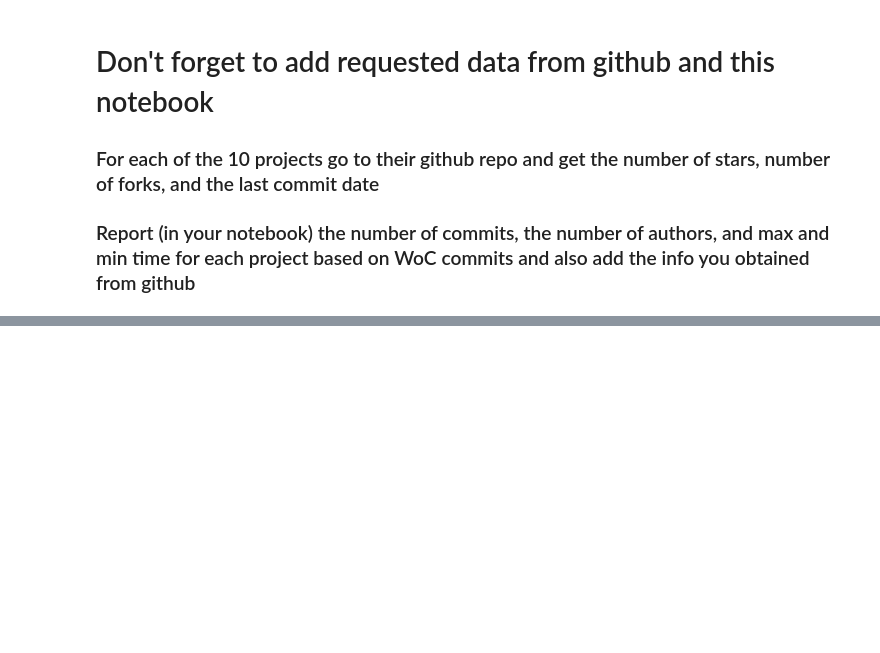
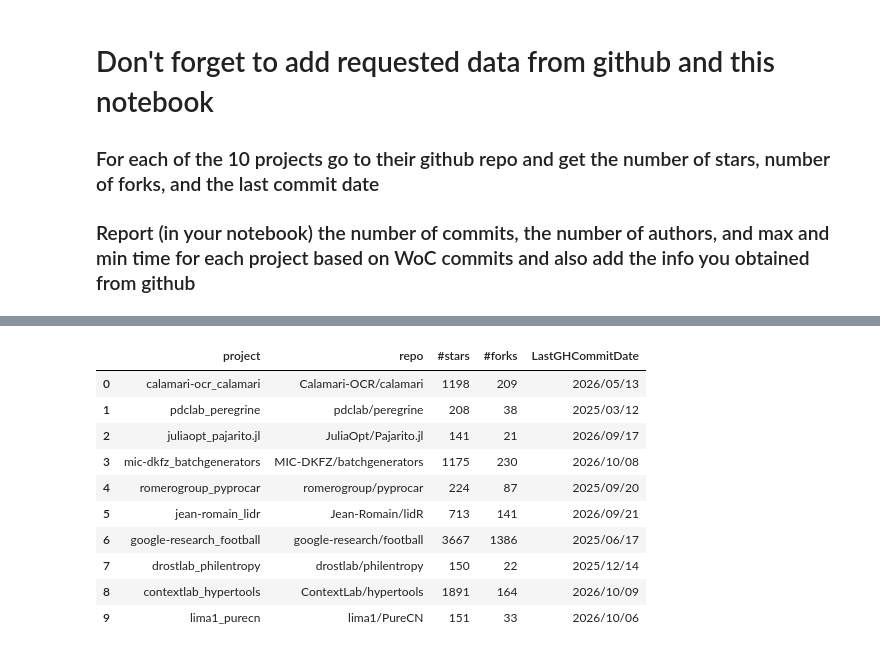
Before and after one commit to utk-cs445-fall26/MiniProject2, a Jupyter notebook: mmariaru.ipynb, the cells around one changed output, grey strips where cells are left out. Saved outputs shown, nothing was run; the diff lists cells and outputs as text; code cells hidden in the pictures; blank space fills up the shorter version.

```diff
--- a/mmariaru.ipynb
+++ b/mmariaru.ipynb
@@ -251,0 +213,41 @@ gh_stats
+# %%
+import httpx, time
+
+headers = {'Accept': 'application/vnd.github+json'}
+
+rows = []
+with httpx.Client(follow_redirects=True, timeout=30, headers=headers) as c:
+    for wid, repo in projects_gh.items():
+        row = {'project': wid, 'repo': repo, '#stars': None, '#forks': None, 'LastGHCommitDate': None}
+
+        info = c.get(f'https://api.github.com/repos/{repo}').json()
+        if 'message' in info:
+            print(repo, '-> repo info error:', info['message'])
+        else:
+            row['#stars'] = info.get('stargazers_count')
+            row['#forks'] = info.get('forks_count')
+
+        last = c.get(f'https://api.github.com/repos/{repo}/commits', params={'per_page': 1}).json()
+        if isinstance(last, list) and last:
+            row['LastGHCommitDate'] = last[0]['commit']['committer']['date'][:10].replace('-', '/')
+        elif isinstance(last, dict) and 'message' in last:
+            print(repo, '-> commits error:', last['message'])
+
+        rows.append(row)  # always append, even on partial failure, so the column always exists
+        time.sleep(0.2)
+
+gh_stats = pd.DataFrame(rows)
+gh_stats.to_csv('github_stats.csv', index=False)
+gh_stats
+# %% [output]
+|  | project | repo | #stars | #forks | LastGHCommitDate |
+| 0 | calamari-ocr_calamari | Calamari-OCR/calamari | 1198 | 209 | 2026/05/13 |
+| 1 | pdclab_peregrine | pdclab/peregrine | 208 | 38 | 2025/03/12 |
+| 2 | juliaopt_pajarito.jl | JuliaOpt/Pajarito.jl | 141 | 21 | 2026/09/17 |
+| 3 | mic-dkfz_batchgenerators | MIC-DKFZ/batchgenerators | 1175 | 230 | 2026/10/08 |
+| 4 | romerogroup_pyprocar | romerogroup/pyprocar | 224 | 87 | 2025/09/20 |
+| 5 | jean-romain_lidr | Jean-Romain/lidR | 713 | 141 | 2026/09/21 |
+| 6 | google-research_football | google-research/football | 3667 | 1386 | 2025/06/17 |
+| 7 | drostlab_philentropy | drostlab/philentropy | 150 | 22 | 2025/12/14 |
+| 8 | contextlab_hypertools | ContextLab/hypertools | 1891 | 164 | 2026/10/09 |
+| 9 | lima1_purecn | lima1/PureCN | 151 | 33 | 2026/10/06 |
```
Also changed, not shown: parts of 15 cells of this notebook, 35 other files.
